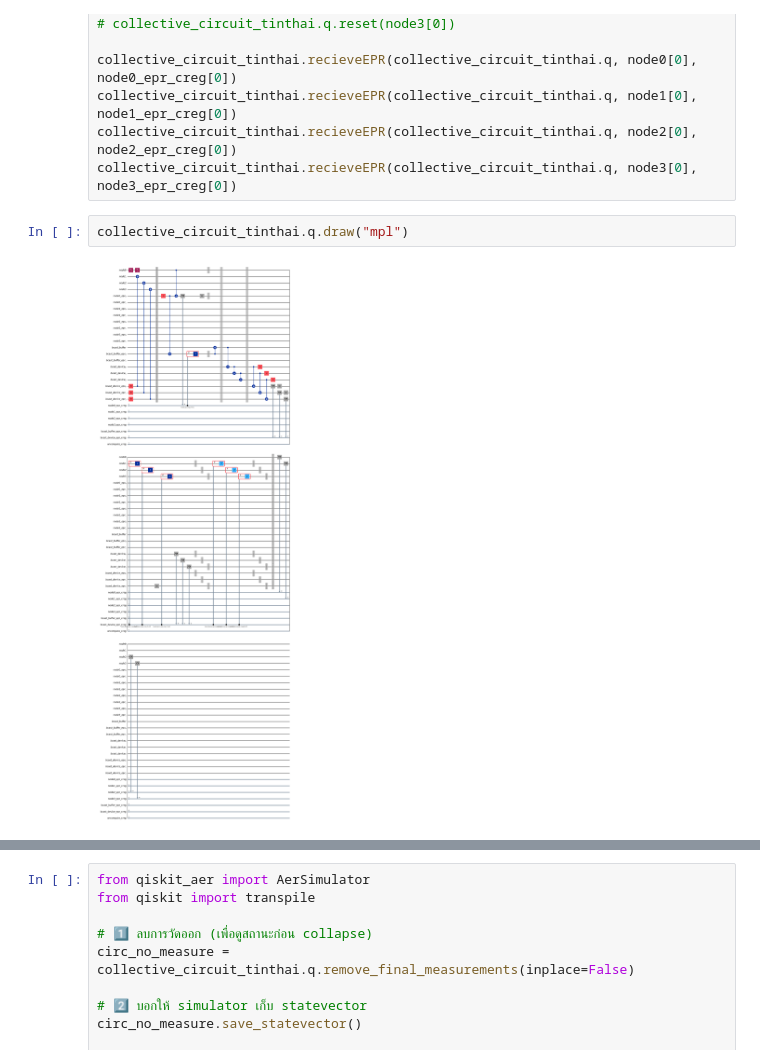
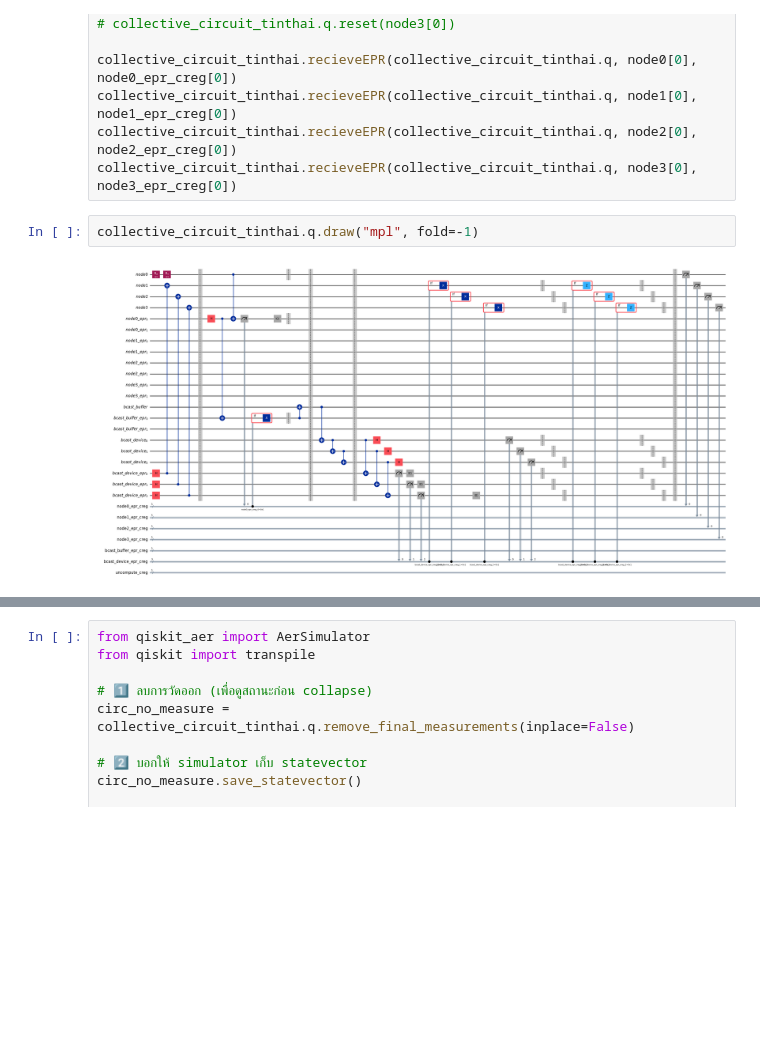
Before and after one commit to EayonTinthai/qmpi_cpe_kmutt, a Jupyter notebook: QMPI_Tinthai_Version/playground/advance_mpi.ipynb, the cells around one changed output, grey strips where cells are left out. Drawn from its saved outputs; the diff is of its cells as text; blank space fills up the shorter version.

```diff
--- a/QMPI_Tinthai_Version/playground/advance_mpi.ipynb
+++ b/QMPI_Tinthai_Version/playground/advance_mpi.ipynb
@@ -557,9 +585,9 @@ collective_circuit_tinthai.recieveEPR(collective_circuit_tinthai.q, node1[0], no
 collective_circuit_tinthai.recieveEPR(collective_circuit_tinthai.q, node2[0], node2_epr_creg[0])
 collective_circuit_tinthai.recieveEPR(collective_circuit_tinthai.q, node3[0], node3_epr_creg[0])
 # %%
-collective_circuit_tinthai.q.draw("mpl")
+collective_circuit_tinthai.q.draw("mpl", fold=-1)
 # %% [output]
-[figure, old version]
+[figure, new version]
 # %%
 sim = AerSimulator()
 collective_circuit_tinthai_ready2rn = transpile(collective_circuit_tinthai.q, backend=sim, optimization_level=3)
```
Also changed, not shown: parts of 17 cells of this notebook, 10 other files.
